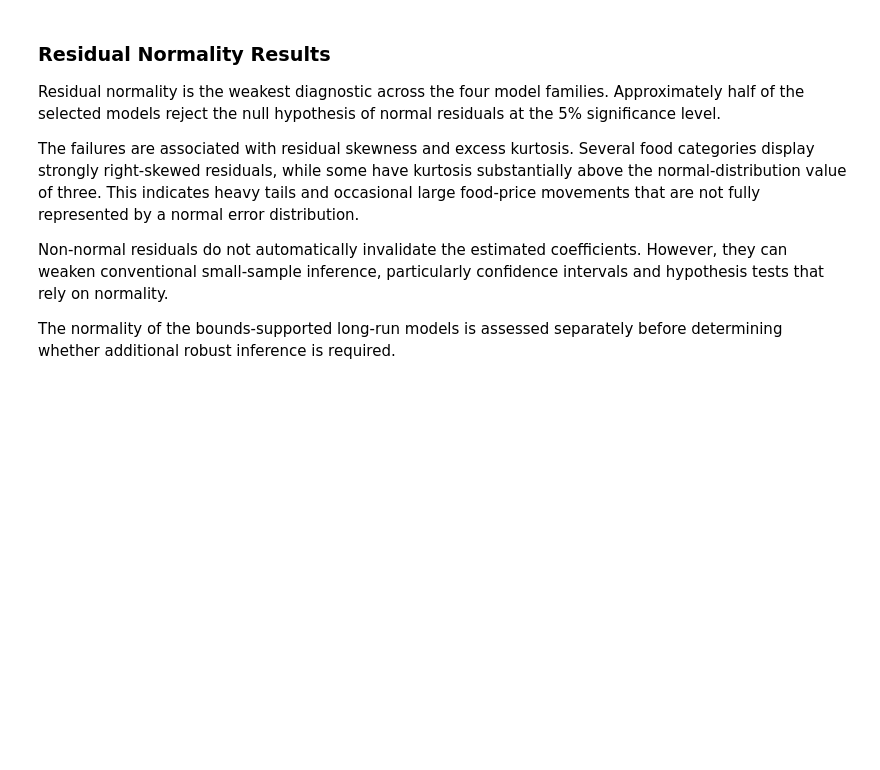
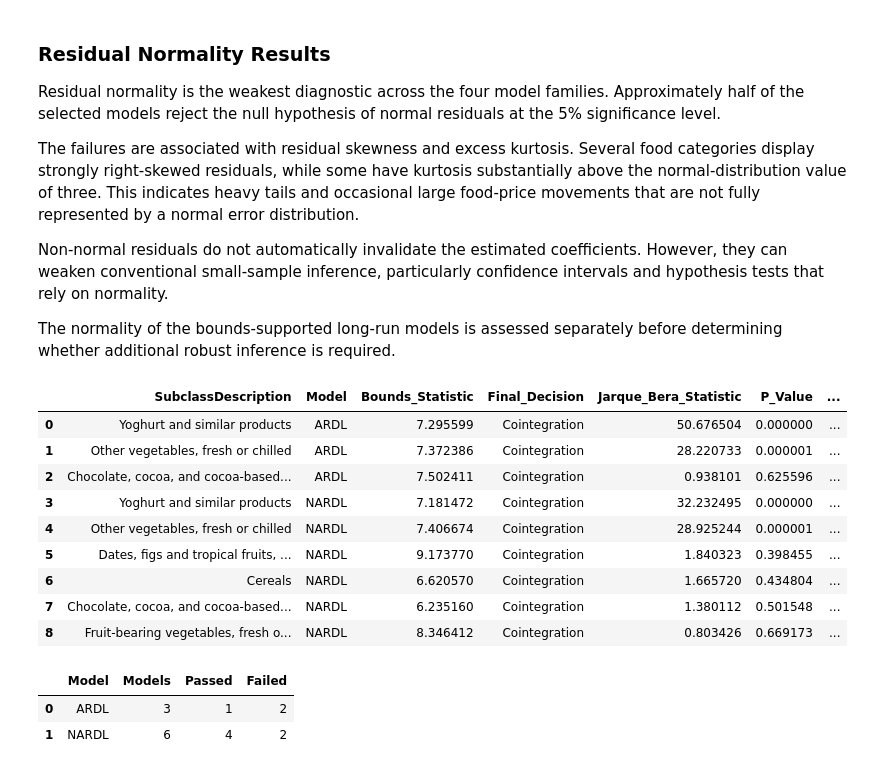
Before and after one commit to MasindiManaga/ERPT_ML_Research, a Jupyter notebook: notebooks/07_Econometric_Results_and_Diagnostics.ipynb, the cells around one changed output. Drawn from its saved outputs; the diff is of its cells as text; code cells hidden in the pictures; blank space fills up the shorter version.

Commit message:
Update current library and run long-run model assessment

```diff
--- a/notebooks/07_Econometric_Results_and_Diagnostics.ipynb
+++ b/notebooks/07_Econometric_Results_and_Diagnostics.ipynb
@@ -1196,3 +1200,74 @@ Non-normal residuals do not automatically invalidate the estimated
 coefficients. However, they can weaken conventional small-sample inference, particularly confidence intervals and hypothesis tests that rely on normality.
 
 The normality of the bounds-supported long-run models is assessed separately before determining whether additional robust inference is required.
+# %%
+# check the Primary Long-Run Models
+
+level_normality_results = normality_results.loc[
+    normality_results["Model"].isin(
+        ["Symmetric level", "Asymmetric level"]
+    )
+].copy()
+
+level_normality_results["Model"] = (
+    level_normality_results["Model"]
+    .replace(
+        {
+            "Symmetric level": "ARDL",
+            "Asymmetric level": "NARDL",
+        }
+    )
+)
+
+primary_long_run_normality_diagnostics = primary_long_run_models.merge(
+    level_normality_results[
+        [
+            "SubclassDescription",
+            "Model",
+            "Jarque_Bera_Statistic",
+            "P_Value",
+            "Skewness",
+            "Kurtosis",
+            "Normal_Residuals",
+        ]
+    ],
+    on=["SubclassDescription", "Model"],
+    how="left",
+    validate="one_to_one",
+)
+
+display(
+    primary_long_run_normality_diagnostics.sort_values(
+        ["Model", "P_Value"]
+    ).reset_index(drop=True)
+)
+
+primary_long_run_normality_summary = (
+    primary_long_run_normality_diagnostics
+    .groupby("Model", as_index=False)
+    .agg(
+        Models=("SubclassDescription", "size"),
+        Passed=("Normal_Residuals", "sum"),
+    )
+)
+
+primary_long_run_normality_summary["Failed"] = (
+    primary_long_run_normality_summary["Models"]
+    - primary_long_run_normality_summary["Passed"]
+)
+
+display(primary_long_run_normality_summary)
+# %% [output]
+|  | SubclassDescription | Model | Bounds_Statistic | Final_Decision | Jarque_Bera_Statistic | P_Value | ... |
+| 0 | Yoghurt and similar products | ARDL | 7.295599 | Cointegration | 50.676504 | 0.000000 | ... |
+| 1 | Other vegetables, fresh or chilled | ARDL | 7.372386 | Cointegration | 28.220733 | 0.000001 | ... |
+| 2 | Chocolate, cocoa, and cocoa-based... | ARDL | 7.502411 | Cointegration | 0.938101 | 0.625596 | ... |
+| 3 | Yoghurt and similar products | NARDL | 7.181472 | Cointegration | 32.232495 | 0.000000 | ... |
+| 4 | Other vegetables, fresh or chilled | NARDL | 7.406674 | Cointegration | 28.925244 | 0.000001 | ... |
+| 5 | Dates, figs and tropical fruits, ... | NARDL | 9.173770 | Cointegration | 1.840323 | 0.398455 | ... |
+| 6 | Cereals | NARDL | 6.620570 | Cointegration | 1.665720 | 0.434804 | ... |
+| 7 | Chocolate, cocoa, and cocoa-based... | NARDL | 6.235160 | Cointegration | 1.380112 | 0.501548 | ... |
+| 8 | Fruit-bearing vegetables, fresh o... | NARDL | 8.346412 | Cointegration | 0.803426 | 0.669173 | ... |
+|  | Model | Models | Passed | Failed |
+| 0 | ARDL | 3 | 1 | 2 |
+| 1 | NARDL | 6 | 4 | 2 |
```
Also changed, not shown: parts of 2 cells of this notebook.
